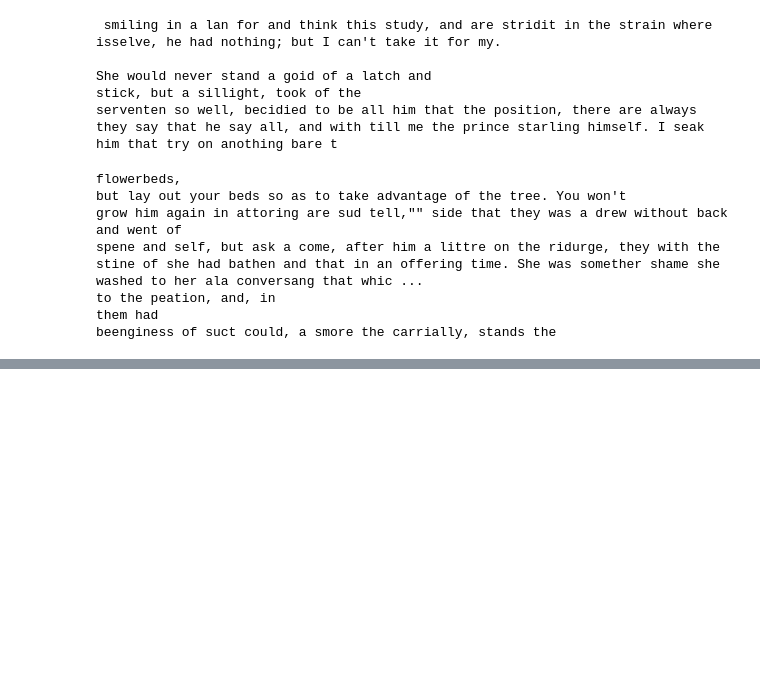
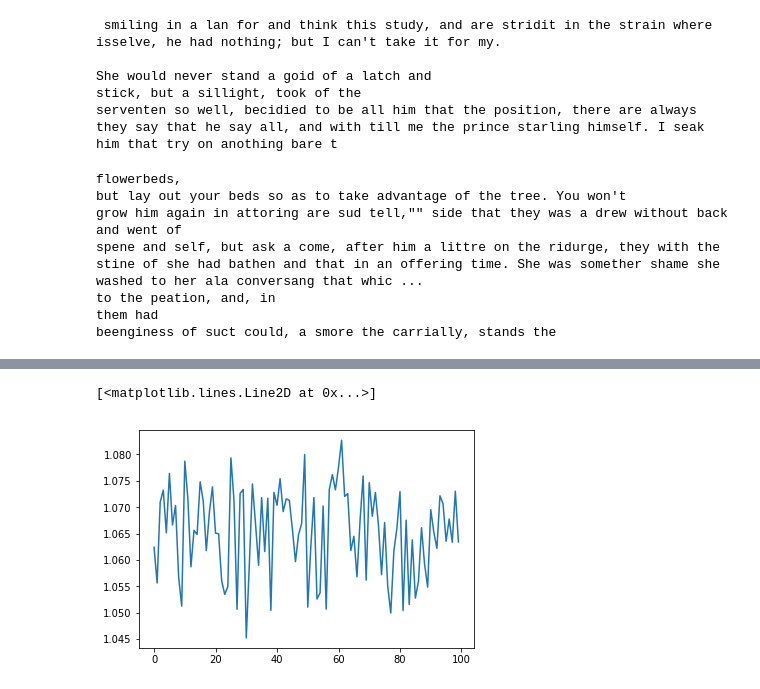
Before and after one commit to syadegari/character_rnn, a Jupyter notebook: example.ipynb, the cells around one changed output, grey strips where cells are left out. Drawn from its saved outputs; the diff is of its cells as text; code cells hidden in the pictures; blank space fills up the shorter version.

```diff
--- a/example.ipynb
+++ b/example.ipynb
@@ -271,0 +277,5 @@ torch.save(rnnv5.state_dict(), 'rnnv5_20epoch_checkpoint.pt')
+# %%
+plt.plot(rnnv5.state_dict()['alpha'].cpu().numpy())
+# %% [output]
+[<matplotlib.lines.Line2D at 0x...>]
+[figure, added]
```
Also changed, not shown: parts of 1 cell of this notebook.
